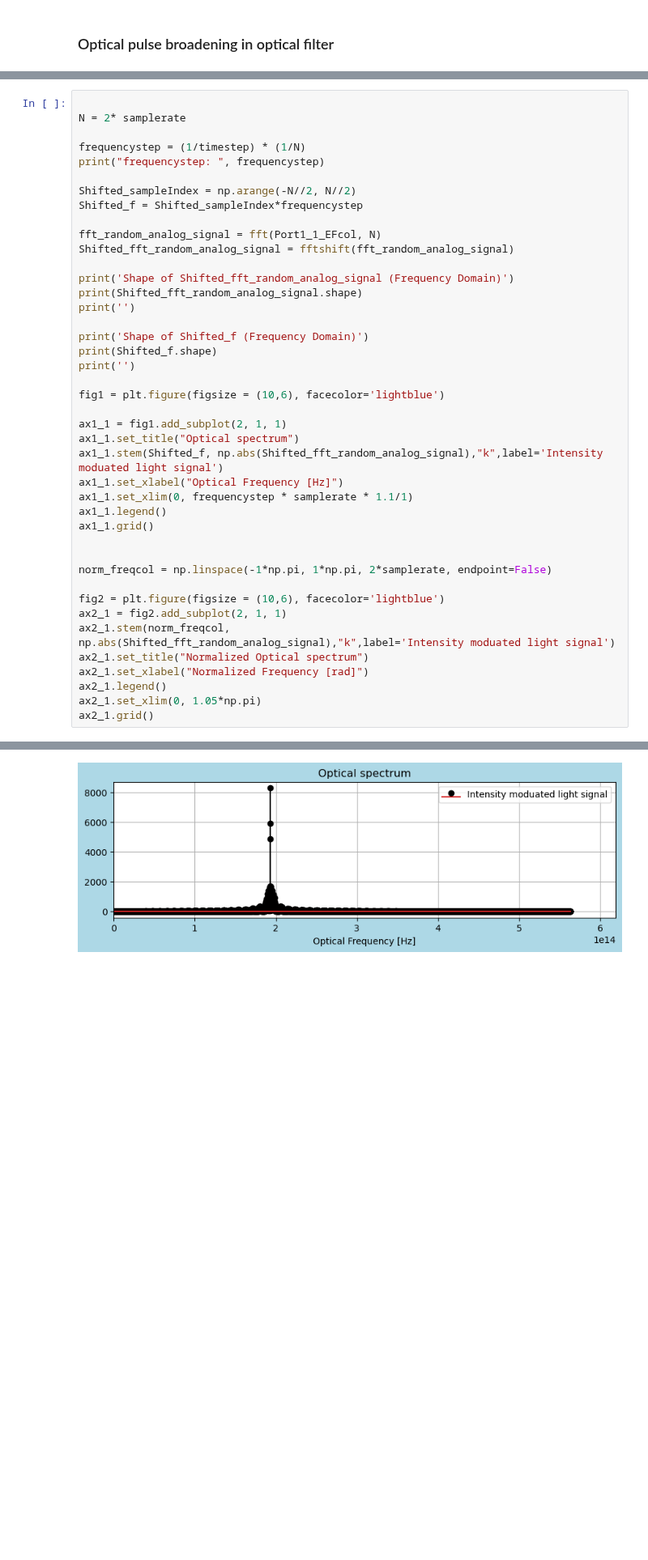
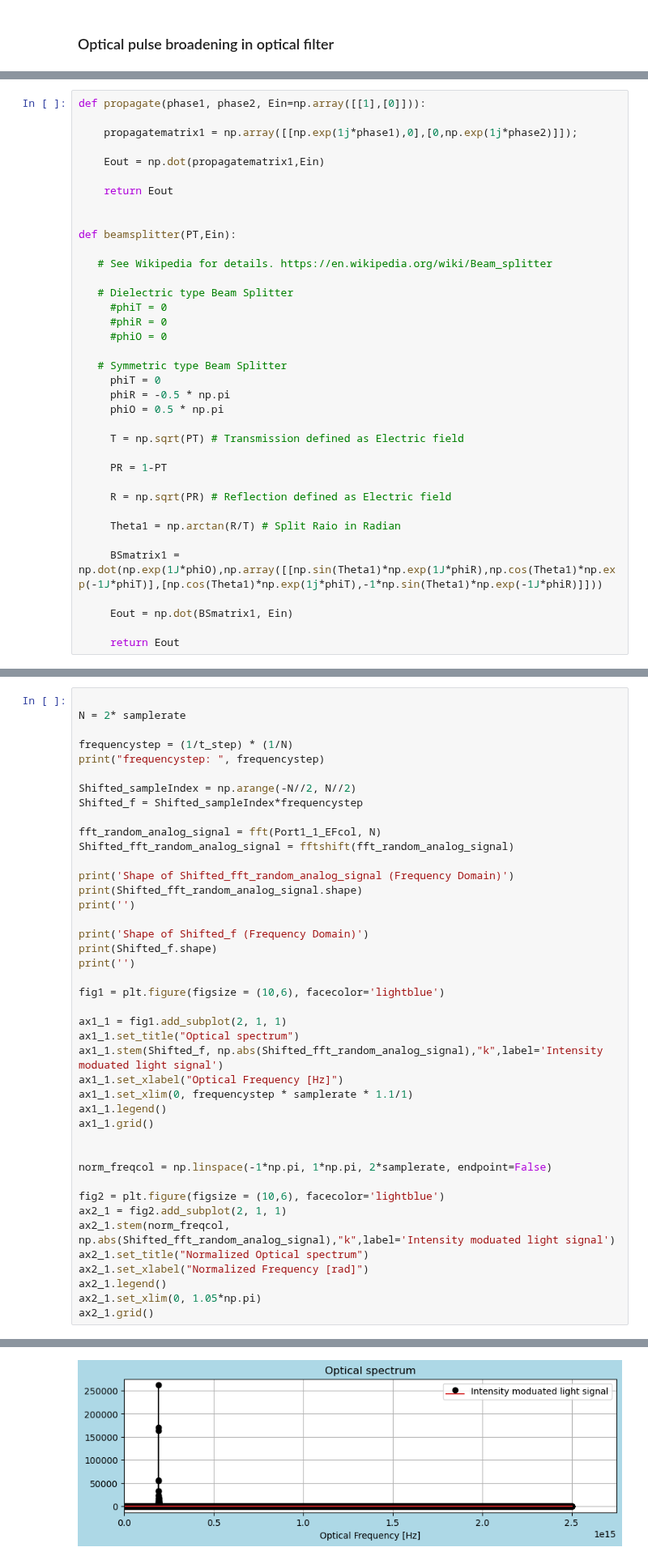
Before and after one commit to tacticstactics/Optical-pulse-broadening, a Jupyter notebook: optical_pulse_broadening_in_optical_filter.ipynb, the cells around one changed output, grey strips where cells are left out. Shown at 81% size. Cells and saved outputs as stored; diff of their text form; blank space fills up the shorter version.

```diff
--- a/optical_pulse_broadening_in_optical_filter.ipynb
+++ b/optical_pulse_broadening_in_optical_filter.ipynb
@@ -135,0 +12,37 @@ timestep [s]
+# %%
+def propagate(phase1, phase2, Ein=np.array([[1],[0]])):
+
+    propagatematrix1 = np.array([[np.exp(1j*phase1),0],[0,np.exp(1j*phase2)]]);
+
+    Eout = np.dot(propagatematrix1,Ein)
+
+    return Eout
+
+
+def beamsplitter(PT,Ein):
+
+   # See Wikipedia for details. https://en.wikipedia.org/wiki/Beam_splitter
+
+   # Dielectric type Beam Splitter
+     #phiT = 0
+     #phiR = 0
+     #phiO = 0
+
+   # Symmetric type Beam Splitter
+     phiT = 0
+     phiR = -0.5 * np.pi
+     phiO = 0.5 * np.pi
+
+     T = np.sqrt(PT) # Transmission defined as Electric field
+
+     PR = 1-PT
+
+     R = np.sqrt(PR) # Reflection defined as Electric field
+
+     Theta1 = np.arctan(R/T) # Split Raio in Radian
+
+     BSmatrix1 = np.dot(np.exp(1J*phiO),np.array([[np.sin(Theta1)*np.exp(1J*phiR),np.cos(Theta1)*np.exp(-1J*phiT)],[np.cos(Theta1)*np.exp(1j*phiT),-1*np.sin(Theta1)*np.exp(-1J*phiR)]]))
+
+     Eout = np.dot(BSmatrix1, Ein)
+
+     return Eout
@@ -137,7 +247,7 @@ timestep [s]
 
 N = 2* samplerate
 
-frequencystep = (1/timestep) * (1/N)
+frequencystep = (1/t_step) * (1/N)
 print("frequencystep: ", frequencystep)
 
 Shifted_sampleIndex = np.arange(-N//2, N//2)
@@ -185 +295 @@ Shape of Shifted_f (Frequency Domain)
-[figure, old version]
+[figure, new version]
```
Also changed, not shown: parts of 5 cells of this notebook, 1 other file.
